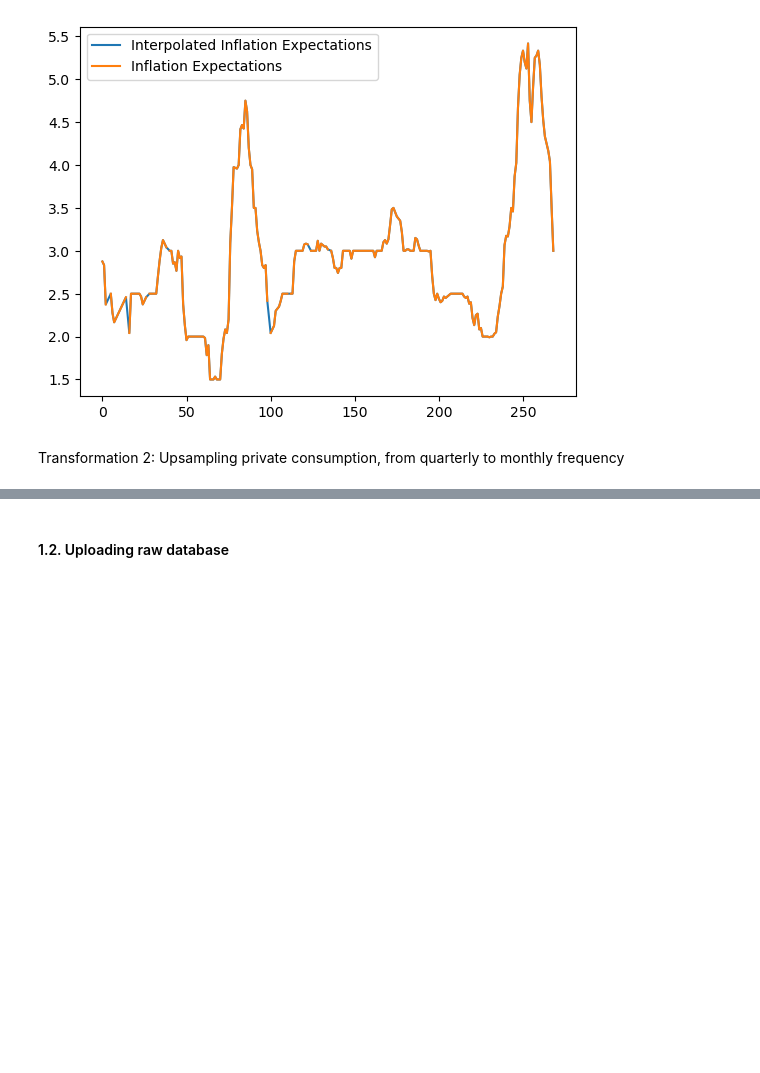
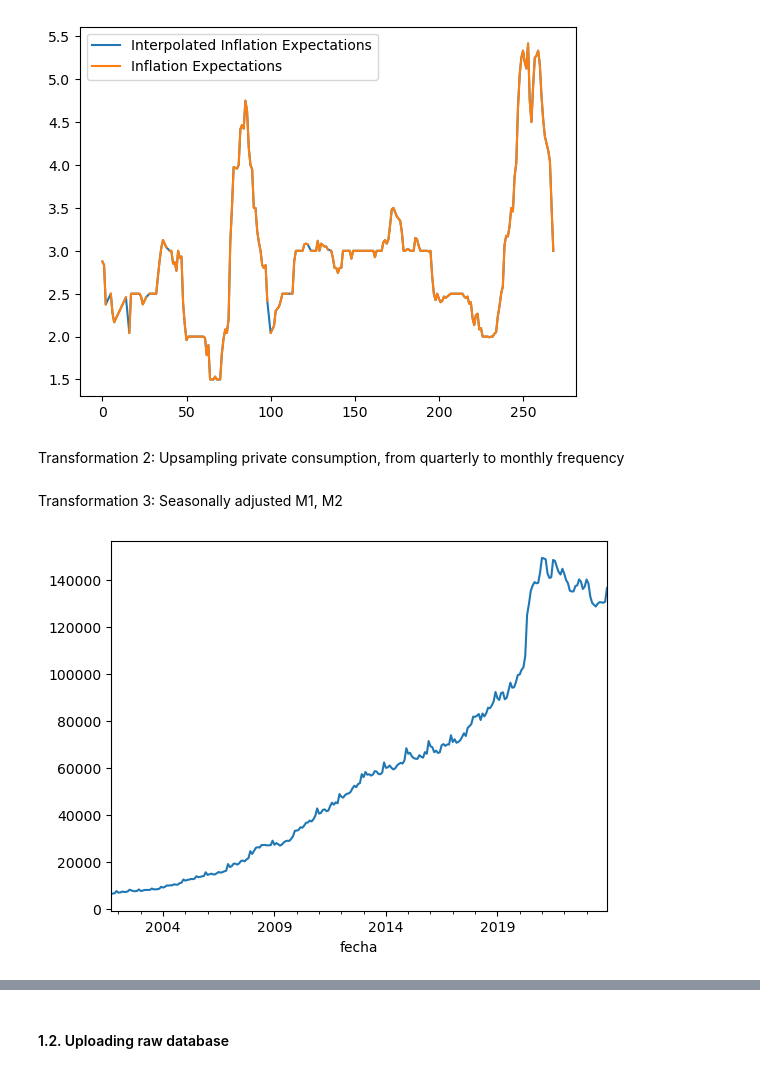
Before and after one commit to vedube/forecasting_inflation, a Jupyter notebook: inflation_forecast.ipynb, the cells around one changed output, grey strips where cells are left out. Cells and saved outputs as stored; diff of their text form; code cells hidden in the pictures; blank space fills up the shorter version.

```diff
--- a/inflation_forecast.ipynb
+++ b/inflation_forecast.ipynb
@@ -69,3 +71,5 @@ consumo_resamp = consumo.resample('M').mean().interpolate('linear')
 
 # Export to Excel file
 consumo_resamp.to_excel("./data/private_consumption_M.xlsx")
+# %% [markdown]
+Transformation 3: Seasonally adjusted M1, M2
@@ -71,0 +78,11 @@ consumo_resamp.to_excel("./data/private_consumption_M.xlsx")
+# %%
+raw_df.dropna(inplace=True)
+raw_df.reset_index(drop=True, inplace=True)
+# %%
+# Convert index to datetime
+raw_df.index = pd.to_datetime(raw_df['fecha'])
+# %%
+raw_df['m1'].plot()
+plt.show()
+# %% [output]
+[figure, added]
```
Also changed, not shown: parts of 42 cells of this notebook, 4 other files.
